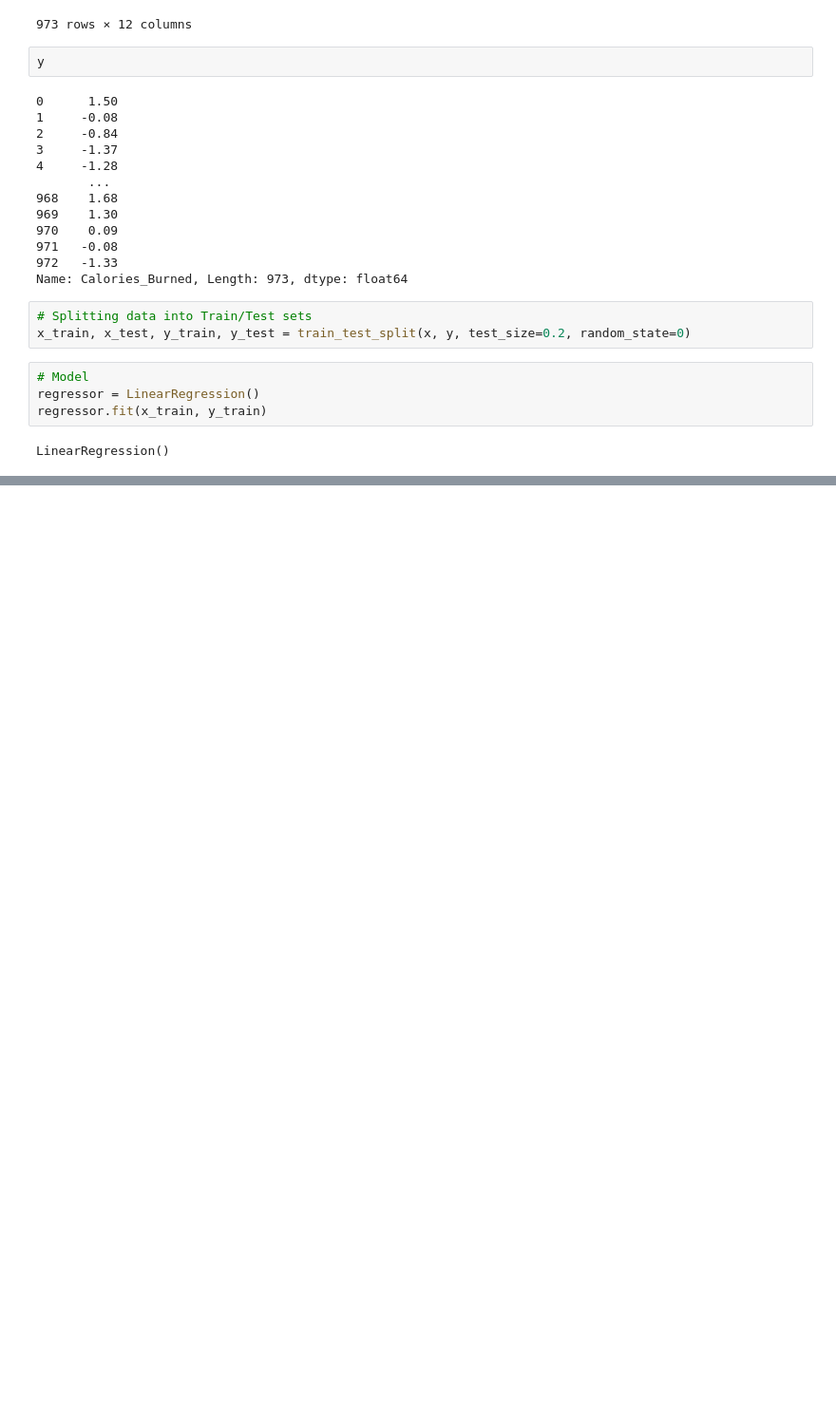
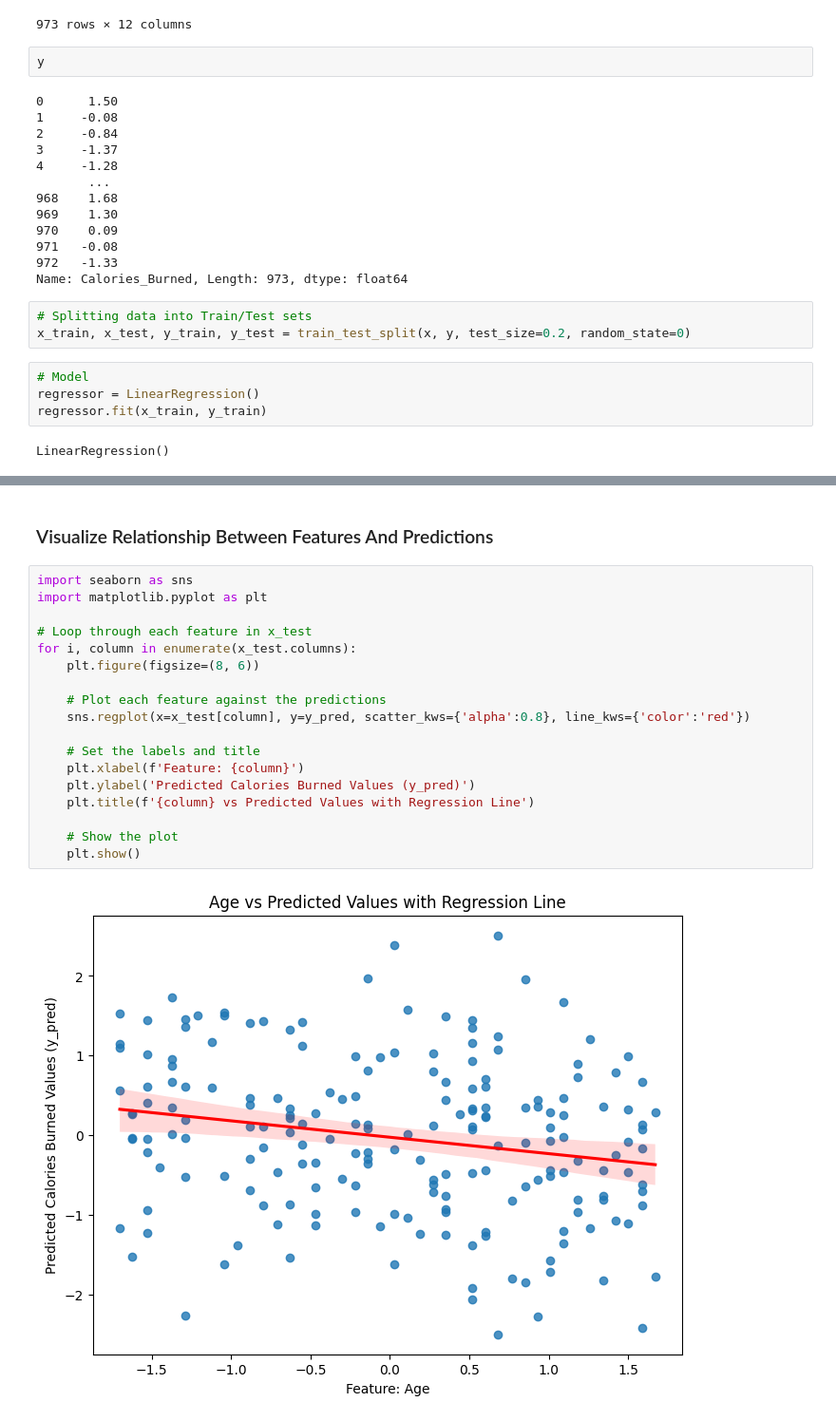
Before and after one commit to HenryGunadi/simple_linear_regression, a Jupyter notebook: main.ipynb, the cells around one changed output, grey strips where cells are left out. Shown at 95% size. Drawn from its saved outputs; the diff is of its cells as text; blank space fills up the shorter version.

```diff
--- a/main.ipynb
+++ b/main.ipynb
@@ -514,0 +518,22 @@ plt.show()
+# %% [markdown]
+### Visualize Relationship Between Features And Predictions
+# %%
+import seaborn as sns
+import matplotlib.pyplot as plt
+
+# Loop through each feature in x_test
+for i, column in enumerate(x_test.columns):
+    plt.figure(figsize=(8, 6))
+
+    # Plot each feature against the predictions
+    sns.regplot(x=x_test[column], y=y_pred, scatter_kws={'alpha':0.8}, line_kws={'color':'red'})
+
+    # Set the labels and title
+    plt.xlabel(f'Feature: {column}')
+    plt.ylabel('Predicted Calories Burned Values (y_pred)')
+    plt.title(f'{column} vs Predicted Values with Regression Line')
+
+    # Show the plot
+    plt.show()
+# %% [output]
+[figure, added]
```
Also changed, not shown: parts of 8 cells of this notebook, 1 other file.
